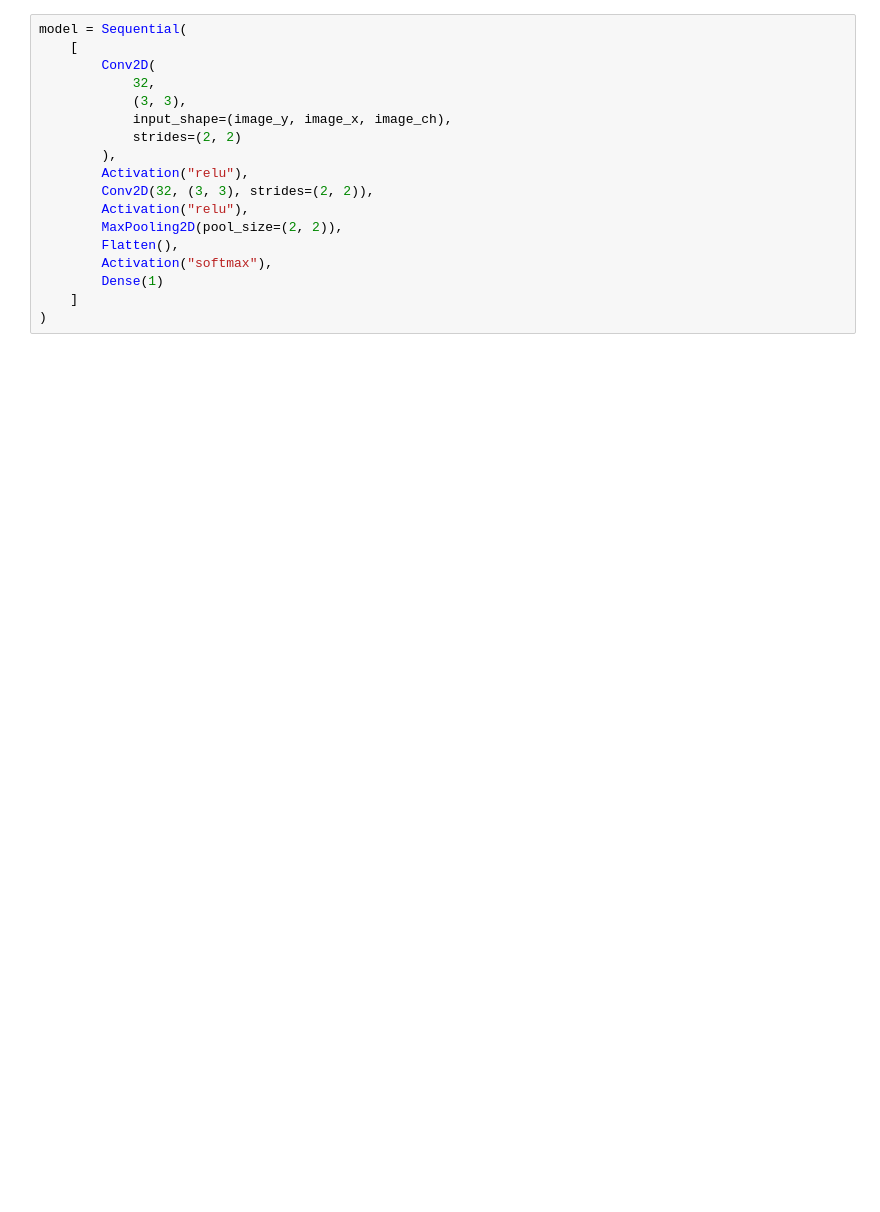
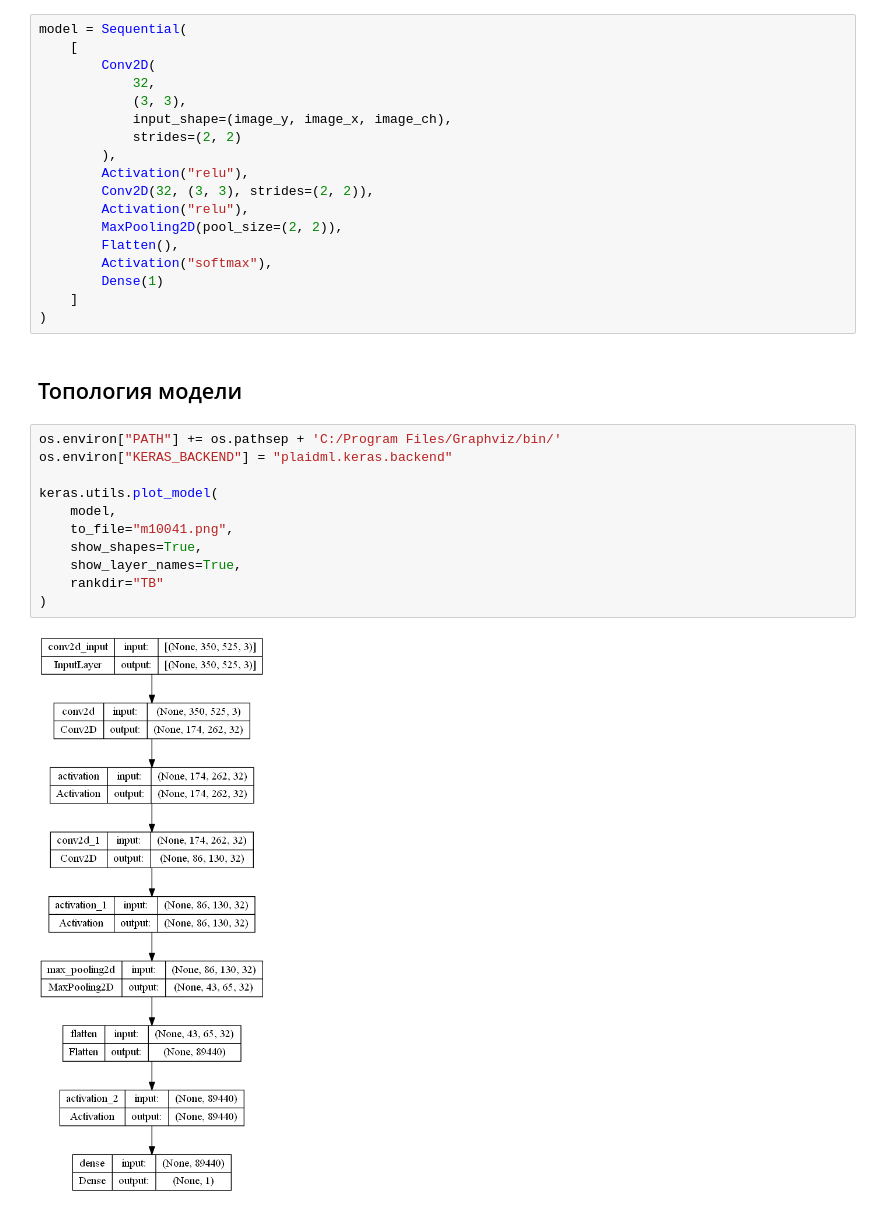
Before and after one commit to iteegi/data-science-algo, a Jupyter notebook: data-science-algo/tasks/29_convolution.ipynb, the cells around one changed output. Cells and saved outputs as stored; diff of their text form; blank space fills up the shorter version.

Commit message:
create the topology of the model.

```diff
--- a/data-science-algo/tasks/29_convolution.ipynb
+++ b/data-science-algo/tasks/29_convolution.ipynb
@@ -122,3 +122,18 @@ model = Sequential(
         Dense(1)
     ]
 )
+# %% [markdown]
+## Топология модели
+# %%
+os.environ["PATH"] += os.pathsep + 'C:/Program Files/Graphviz/bin/'
+os.environ["KERAS_BACKEND"] = "plaidml.keras.backend"
+
+keras.utils.plot_model(
+    model,
+    to_file="m10041.png",
+    show_shapes=True,
+    show_layer_names=True,
+    rankdir="TB"
+)
+# %% [output]
+[figure, added]
```
Also changed, not shown: parts of 2 cells of this notebook, 1 other file.
